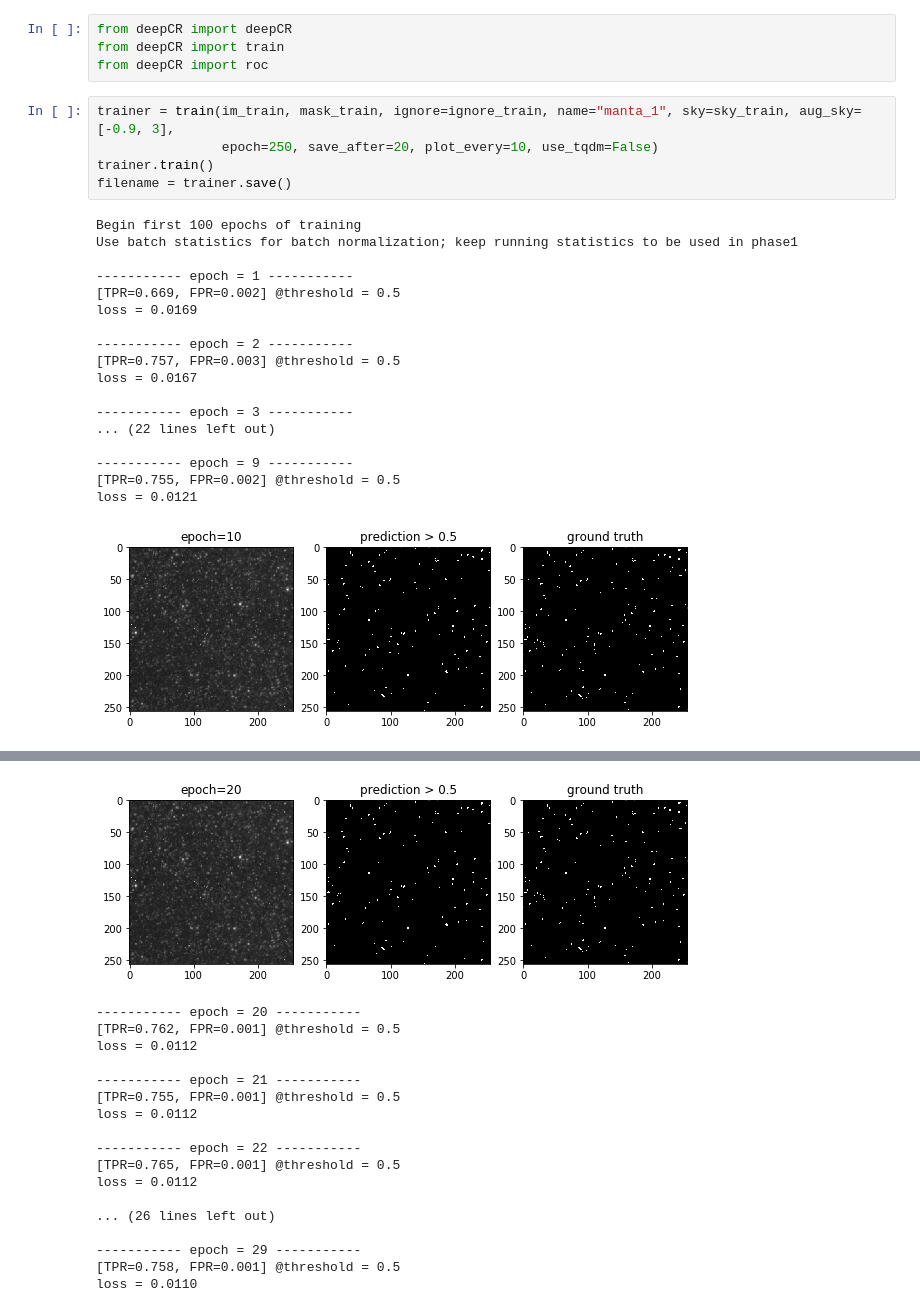
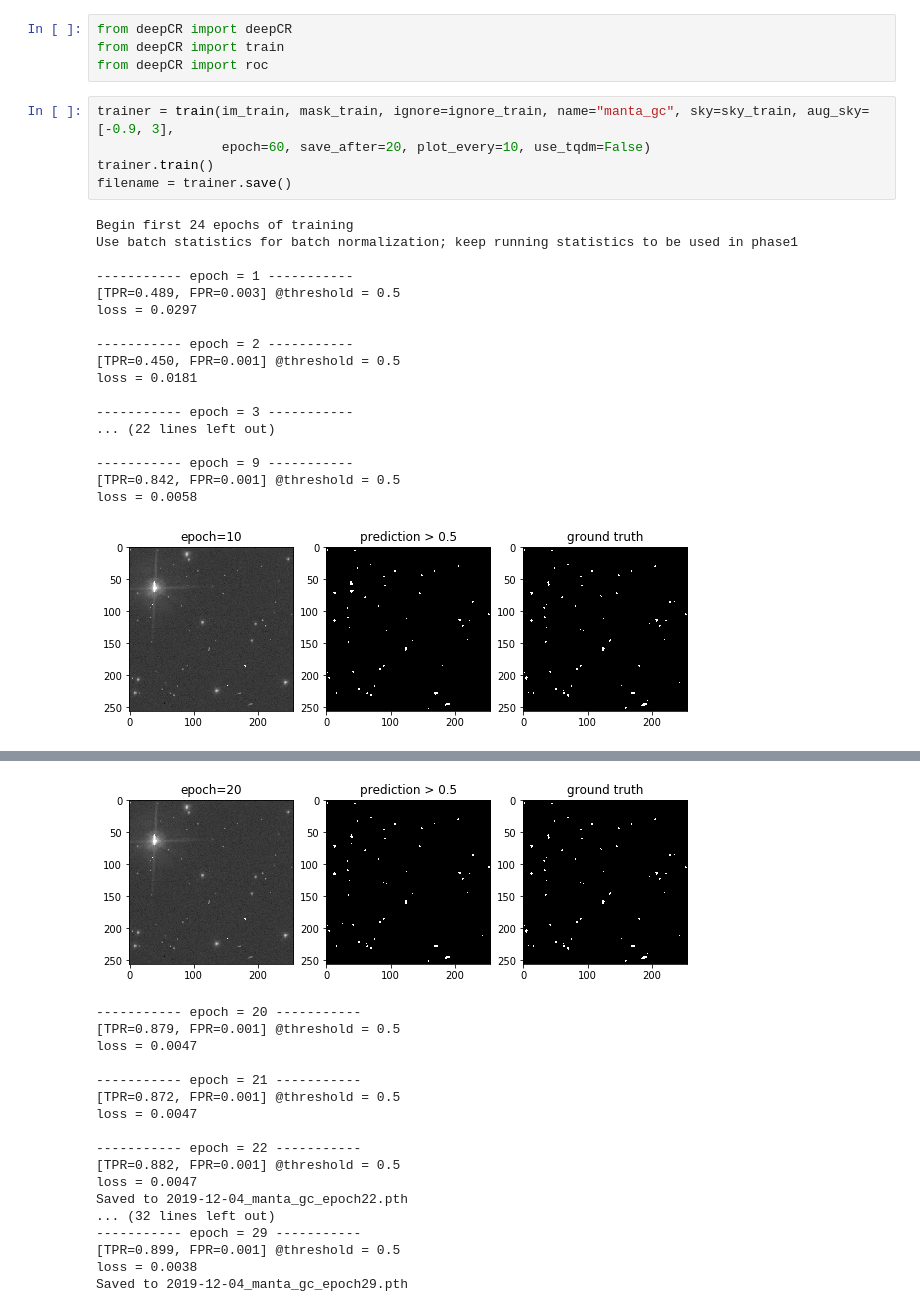
Before and after one commit to dylanagreen/manta, a Jupyter notebook: recreate_plot.ipynb, the cells around one changed output, grey strips where cells are left out. Cells and saved outputs as stored; diff of their text form.

```diff
--- a/recreate_plot.ipynb
+++ b/recreate_plot.ipynb
@@ -179,27 +167,27 @@ from deepCR import deepCR
 from deepCR import train
 from deepCR import roc
 # %%
-trainer = train(im_train, mask_train, ignore=ignore_train, name="manta_1", sky=sky_train, aug_sky=[-0.9, 3],
-                epoch=250, save_after=20, plot_every=10, use_tqdm=False)
+trainer = train(im_train, mask_train, ignore=ignore_train, name="manta_gc", sky=sky_train, aug_sky=[-0.9, 3],
+                epoch=60, save_after=20, plot_every=10, use_tqdm=False)
 trainer.train()
 filename = trainer.save()
 # %% [output]
-Begin first 100 epochs of training
+Begin first 24 epochs of training
 Use batch statistics for batch normalization; keep running statistics to be used in phase1
 
 ----------- epoch = 1 -----------
-[TPR=0.669, FPR=0.002] @threshold = 0.5
-loss = 0.0169
+[TPR=0.489, FPR=0.003] @threshold = 0.5
+loss = 0.0297
 
 ----------- epoch = 2 -----------
-[TPR=0.757, FPR=0.003] @threshold = 0.5
-loss = 0.0167
+[TPR=0.450, FPR=0.001] @threshold = 0.5
+loss = 0.0181
 
 ----------- epoch = 3 -----------
 ... (22 lines left out)
 
 ----------- epoch = 9 -----------
-[TPR=0.755, FPR=0.002] @threshold = 0.5
-loss = 0.0121
+[TPR=0.842, FPR=0.001] @threshold = 0.5
+loss = 0.0058
-[figure, old version]
+[figure, new version]
 ----------- epoch = 10 -----------
@@ -222,18 +210,18 @@ loss = 0.0115
-[figure, old version]
+[figure, new version]
 ----------- epoch = 20 -----------
-[TPR=0.762, FPR=0.001] @threshold = 0.5
-loss = 0.0112
+[TPR=0.879, FPR=0.001] @threshold = 0.5
+loss = 0.0047
 
 ----------- epoch = 21 -----------
-[TPR=0.755, FPR=0.001] @threshold = 0.5
-loss = 0.0112
+[TPR=0.872, FPR=0.001] @threshold = 0.5
+loss = 0.0047
 
 ----------- epoch = 22 -----------
-[TPR=0.765, FPR=0.001] @threshold = 0.5
-loss = 0.0112
-
-... (26 lines left out)
-
+[TPR=0.882, FPR=0.001] @threshold = 0.5
+loss = 0.0047
+Saved to 2019-12-04_manta_gc_epoch22.pth
+... (32 lines left out)
 ----------- epoch = 29 -----------
-[TPR=0.758, FPR=0.001] @threshold = 0.5
-loss = 0.0110
+[TPR=0.899, FPR=0.001] @threshold = 0.5
+loss = 0.0038
+Saved to 2019-12-04_manta_gc_epoch29.pth
```
Also changed, not shown: parts of 25 cells of this notebook.
